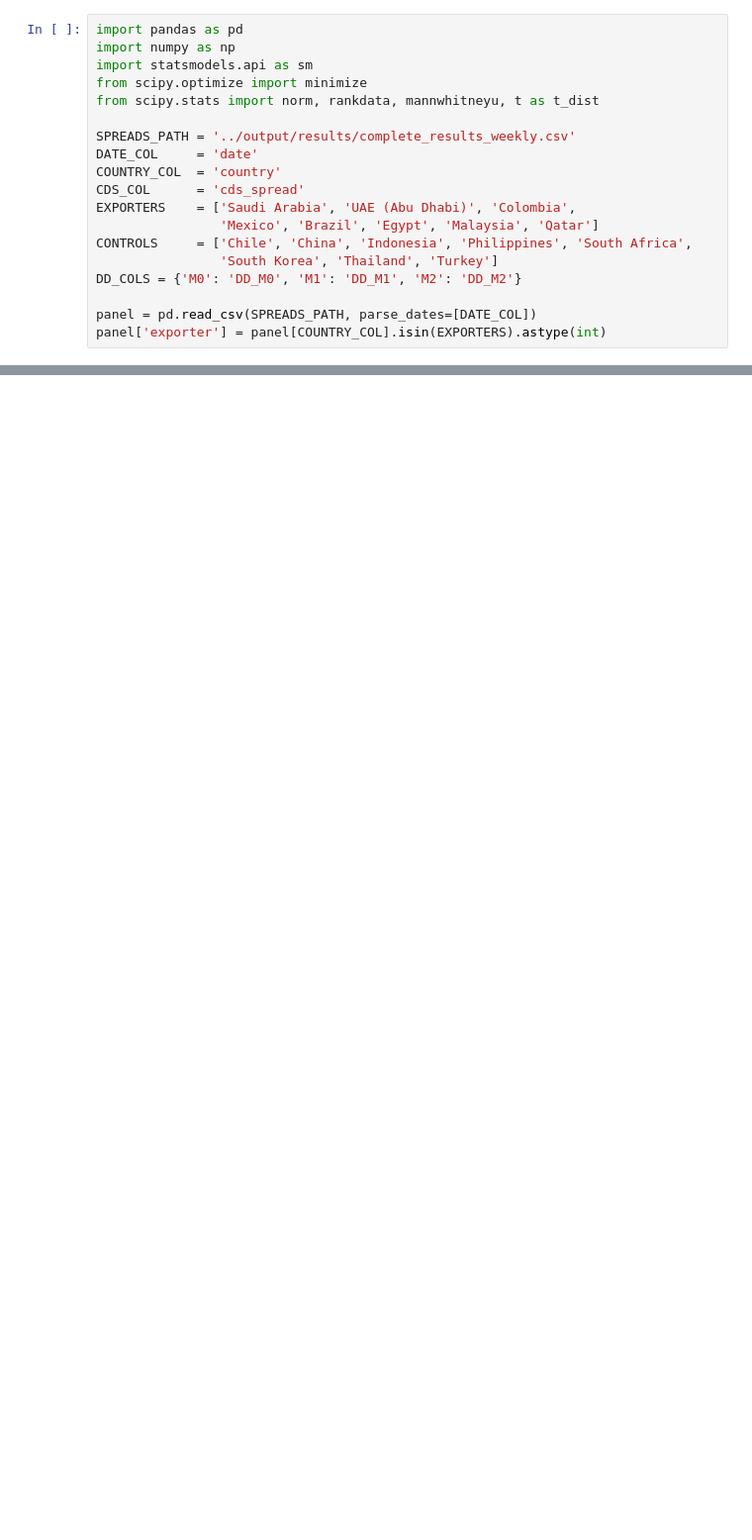
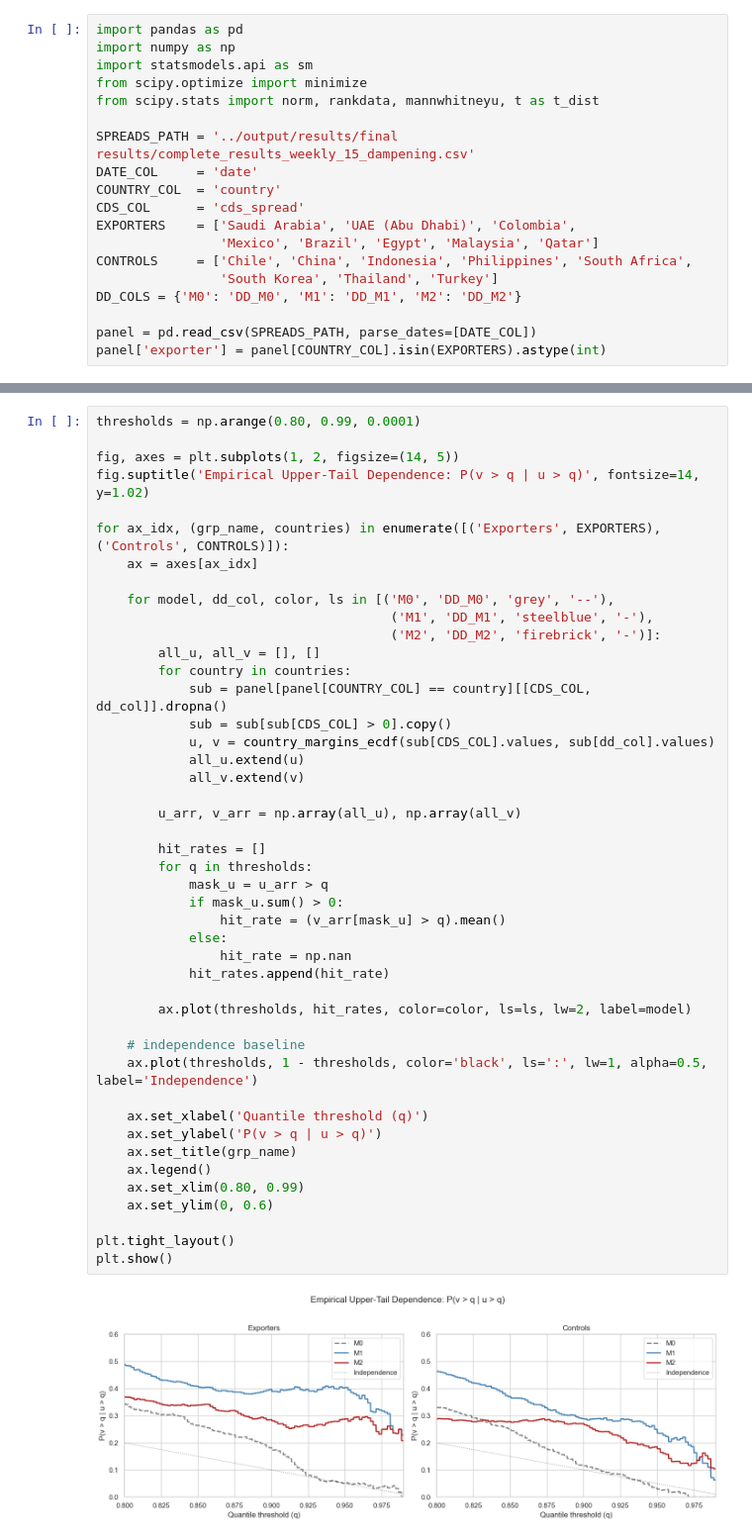
Before and after one commit to juanfp02/commodities_and_sovereigns, a Jupyter notebook: Chapter_03/CCA_copulas.ipynb, the cells around one changed output, grey strips where cells are left out. Shown at 99% size. Saved outputs shown, nothing was run; the diff lists cells and outputs as text; blank space fills up the shorter version.

```diff
--- a/Chapter_03/CCA_copulas.ipynb
+++ b/Chapter_03/CCA_copulas.ipynb
@@ -5,7 +5,7 @@ import statsmodels.api as sm
 from scipy.optimize import minimize
 from scipy.stats import norm, rankdata, mannwhitneyu, t as t_dist
 
-SPREADS_PATH = '../output/results/complete_results_weekly.csv'
+SPREADS_PATH = '../output/results/final results/complete_results_weekly_15_dampening.csv'
 DATE_COL     = 'date'
 COUNTRY_COL  = 'country'
 CDS_COL      = 'cds_spread'
@@ -219,0 +213,47 @@ plt.show()
+# %%
+thresholds = np.arange(0.80, 0.99, 0.0001)
+
+fig, axes = plt.subplots(1, 2, figsize=(14, 5))
+fig.suptitle('Empirical Upper-Tail Dependence: P(v > q | u > q)', fontsize=14, y=1.02)
+
+for ax_idx, (grp_name, countries) in enumerate([('Exporters', EXPORTERS), ('Controls', CONTROLS)]):
+    ax = axes[ax_idx]
+
+    for model, dd_col, color, ls in [('M0', 'DD_M0', 'grey', '--'),
+                                      ('M1', 'DD_M1', 'steelblue', '-'),
+                                      ('M2', 'DD_M2', 'firebrick', '-')]:
+        all_u, all_v = [], []
+        for country in countries:
+            sub = panel[panel[COUNTRY_COL] == country][[CDS_COL, dd_col]].dropna()
+            sub = sub[sub[CDS_COL] > 0].copy()
+            u, v = country_margins_ecdf(sub[CDS_COL].values, sub[dd_col].values)
+            all_u.extend(u)
+            all_v.extend(v)
+
+        u_arr, v_arr = np.array(all_u), np.array(all_v)
+
+        hit_rates = []
+        for q in thresholds:
+            mask_u = u_arr > q
+            if mask_u.sum() > 0:
+                hit_rate = (v_arr[mask_u] > q).mean()
+            else:
+                hit_rate = np.nan
+            hit_rates.append(hit_rate)
+
+        ax.plot(thresholds, hit_rates, color=color, ls=ls, lw=2, label=model)
+
+    # independence baseline
+    ax.plot(thresholds, 1 - thresholds, color='black', ls=':', lw=1, alpha=0.5, label='Independence')
+
+    ax.set_xlabel('Quantile threshold (q)')
+    ax.set_ylabel('P(v > q | u > q)')
+    ax.set_title(grp_name)
+    ax.legend()
+    ax.set_xlim(0.80, 0.99)
+    ax.set_ylim(0, 0.6)
+
+plt.tight_layout()
+plt.show()
+# %% [output]
+[figure, added]
```
Also changed, not shown: parts of 4 cells of this notebook, 19 other files.
